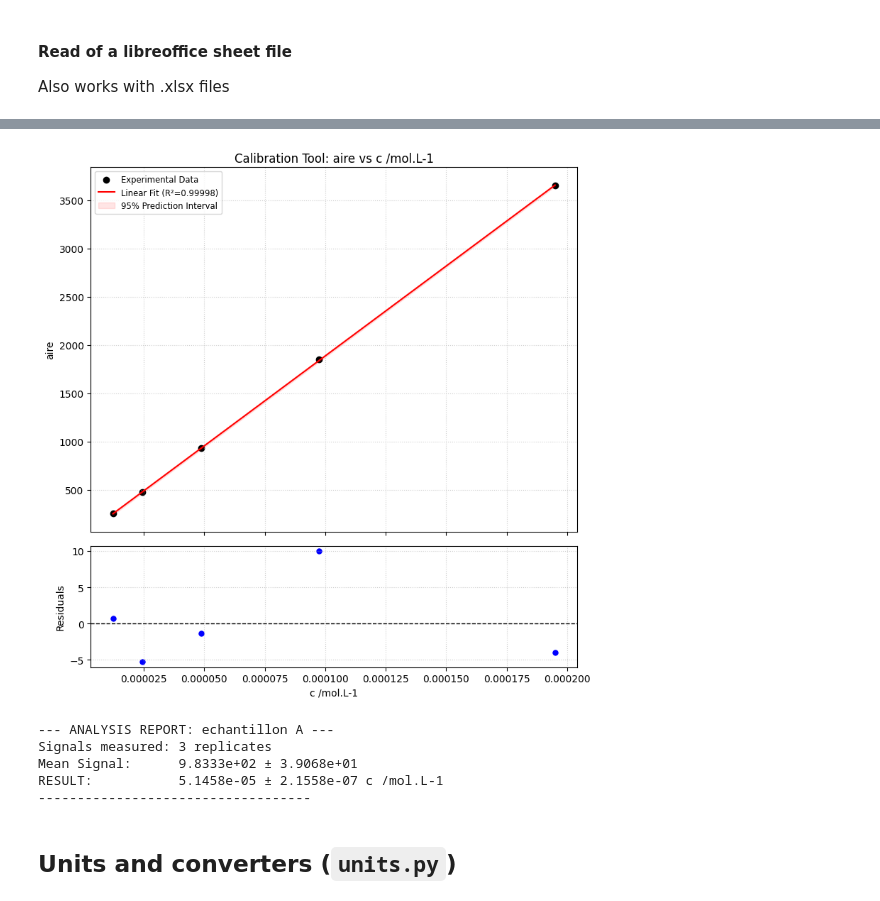
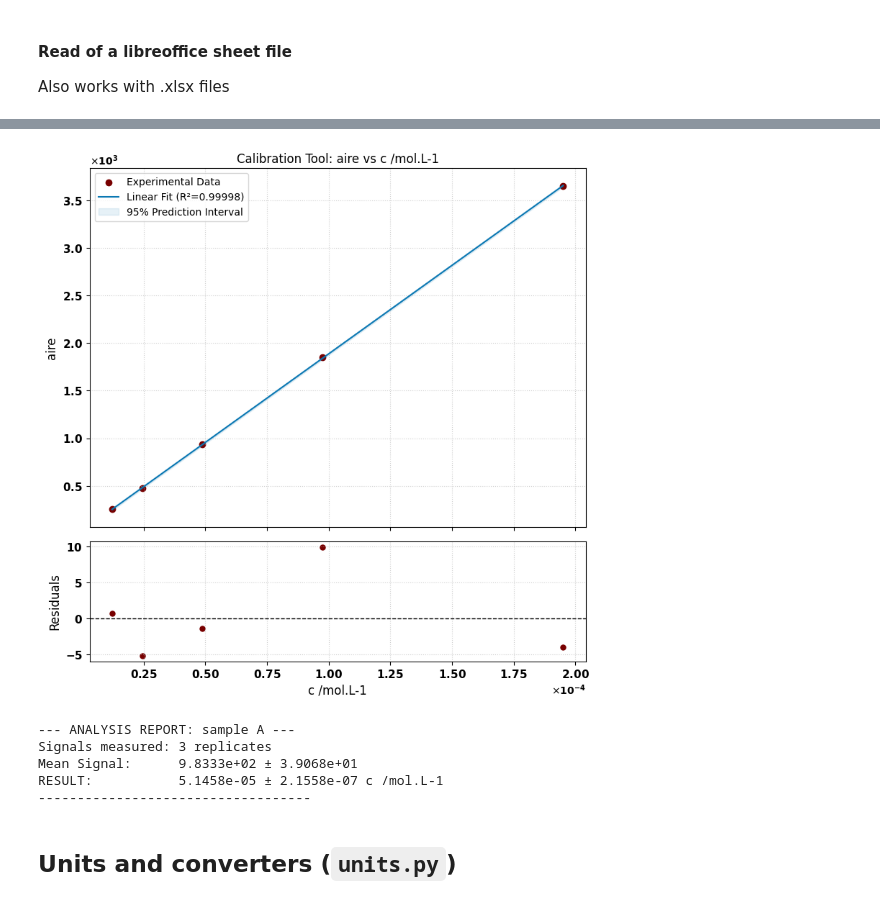
Before and after one commit to rpoteau/pyphyschemtools, a Jupyter notebook: Examples_pyPCT.ipynb, the cells around one changed output, grey strips where cells are left out. Saved outputs shown, nothing was run; the diff lists cells and outputs as text; code cells hidden in the pictures.

```diff
--- a/Examples_pyPCT.ipynb
+++ b/Examples_pyPCT.ipynb
@@ -462,7 +462,7 @@ etalonnage.fit_linear()
 etalonnage.plot_calibration(save_img="./fig_examples/Spectra/calibration.png")
 
 mesures = [943,986,1021]
-etalonnage.predict(mesures, "echantillon A")
+etalonnage.predict(mesures, "sample A")
 # %% [output]
 odf
 
@@ -480,8 +480,8 @@ LOQ             | 3.7340e-06      | (c /mol.L-1)
 
 ⚠️ File './fig_examples/Spectra/calibration.png' already exists. Overwrite? (y/n):  y
 💾 Plot saved as: ./fig_examples/Spectra/calibration.png
-[figure, old version]
+[figure, new version]
---- ANALYSIS REPORT: echantillon A ---
+--- ANALYSIS REPORT: sample A ---
 Signals measured: 3 replicates
 Mean Signal:      9.8333e+02 ± 3.9068e+01
 RESULT:           5.1458e-05 ± 2.1558e-07 c /mol.L-1
```
Also changed, not shown: parts of 3 cells of this notebook, 10 other files.
